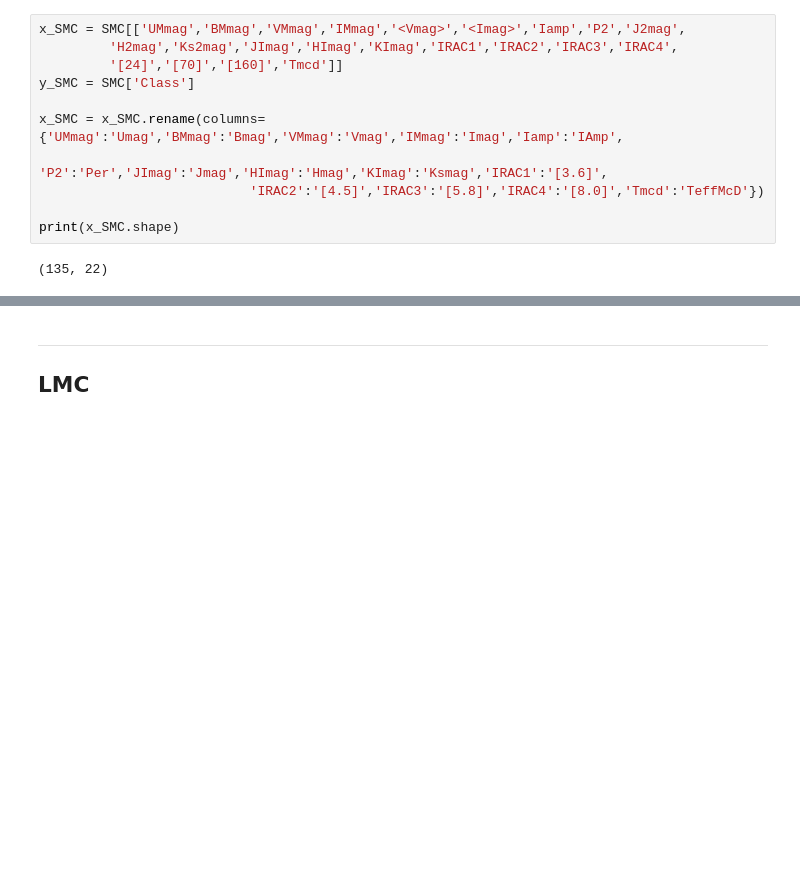
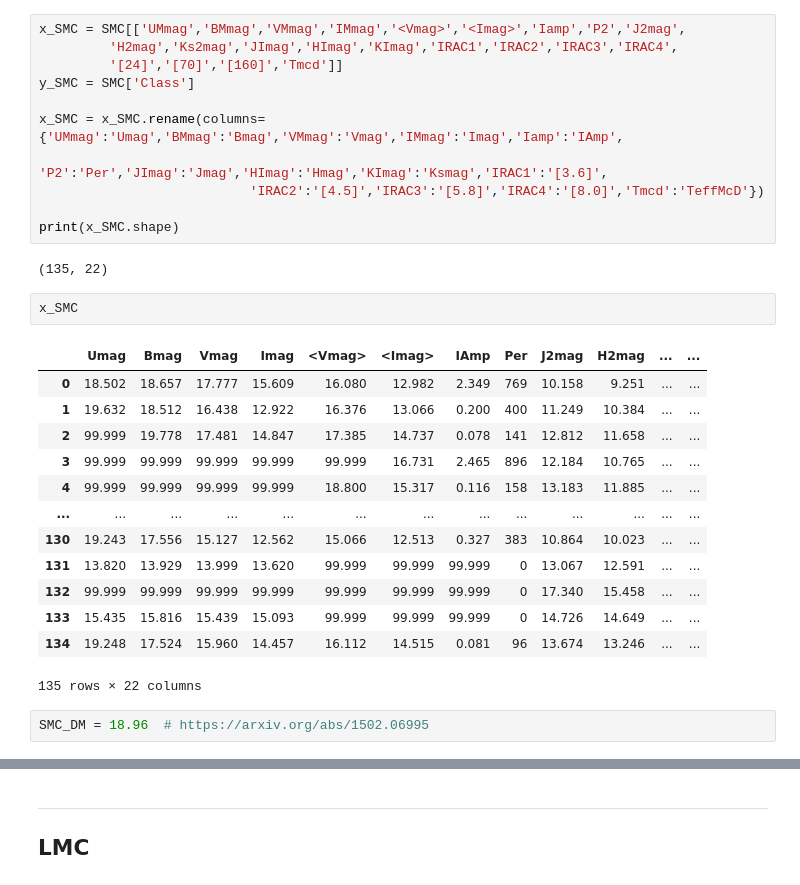
Before and after one commit to Mahdi-Abdollahii/Dusty-Stellar-Sources-Classification, a Jupyter notebook: Data_Pre.ipynb, the cells around one changed output, grey strips where cells are left out. Saved outputs shown, nothing was run; the diff lists cells and outputs as text; blank space fills up the shorter version.

```diff
--- a/Data_Pre.ipynb
+++ b/Data_Pre.ipynb
@@ -150,3 +150,21 @@ x_SMC = x_SMC.rename(columns={'UMmag':'Umag','BMmag':'Bmag','VMmag':'Vmag','IMma
 print(x_SMC.shape)
 # %% [output]
 (135, 22)
+# %%
+x_SMC
+# %% [output]
+|  | Umag | Bmag | Vmag | Imag | <Vmag> | <Imag> | IAmp | Per | J2mag | H2mag | ... | ... |
+| 0 | 18.502 | 18.657 | 17.777 | 15.609 | 16.080 | 12.982 | 2.349 | 769 | 10.158 | 9.251 | ... | ... |
+| 1 | 19.632 | 18.512 | 16.438 | 12.922 | 16.376 | 13.066 | 0.200 | 400 | 11.249 | 10.384 | ... | ... |
+| 2 | 99.999 | 19.778 | 17.481 | 14.847 | 17.385 | 14.737 | 0.078 | 141 | 12.812 | 11.658 | ... | ... |
+| 3 | 99.999 | 99.999 | 99.999 | 99.999 | 99.999 | 16.731 | 2.465 | 896 | 12.184 | 10.765 | ... | ... |
+| 4 | 99.999 | 99.999 | 99.999 | 99.999 | 18.800 | 15.317 | 0.116 | 158 | 13.183 | 11.885 | ... | ... |
+| ... | ... | ... | ... | ... | ... | ... | ... | ... | ... | ... | ... | ... |
+| 130 | 19.243 | 17.556 | 15.127 | 12.562 | 15.066 | 12.513 | 0.327 | 383 | 10.864 | 10.023 | ... | ... |
+| 131 | 13.820 | 13.929 | 13.999 | 13.620 | 99.999 | 99.999 | 99.999 | 0 | 13.067 | 12.591 | ... | ... |
+| 132 | 99.999 | 99.999 | 99.999 | 99.999 | 99.999 | 99.999 | 99.999 | 0 | 17.340 | 15.458 | ... | ... |
+| 133 | 15.435 | 15.816 | 15.439 | 15.093 | 99.999 | 99.999 | 99.999 | 0 | 14.726 | 14.649 | ... | ... |
+| 134 | 19.248 | 17.524 | 15.960 | 14.457 | 16.112 | 14.515 | 0.081 | 96 | 13.674 | 13.246 | ... | ... |
+135 rows × 22 columns
+# %%
+SMC_DM = 18.96  # https://arxiv.org/abs/1502.06995
```
Also changed, not shown: parts of 25 cells of this notebook.
